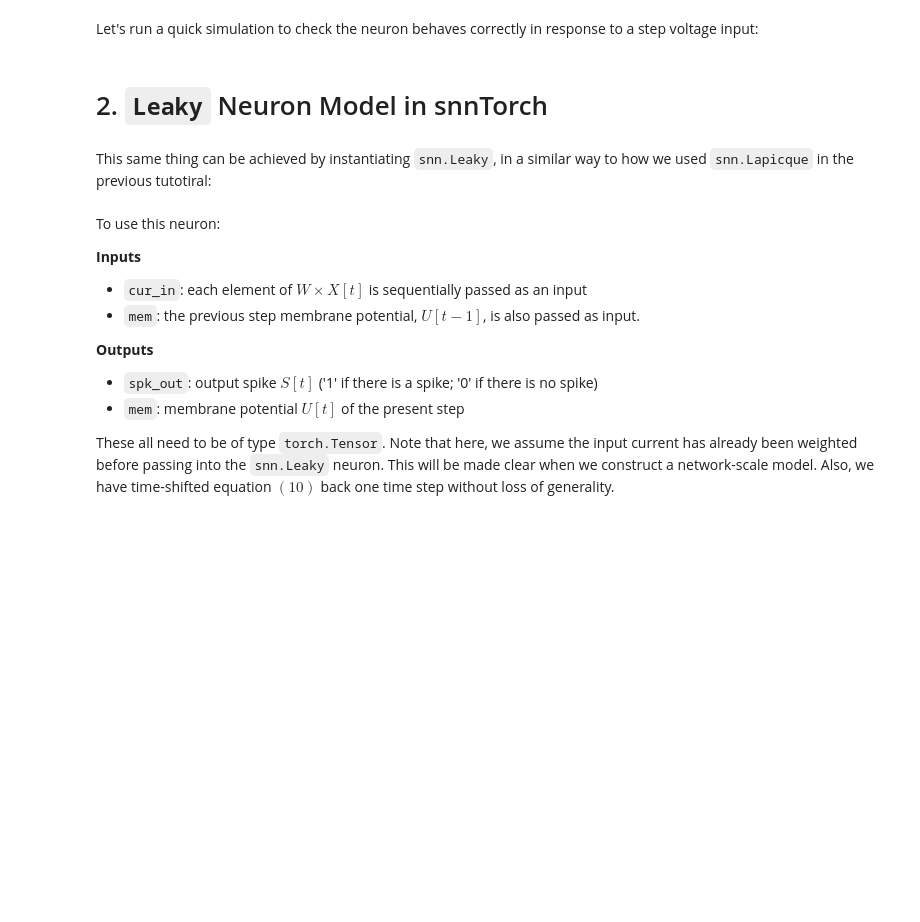
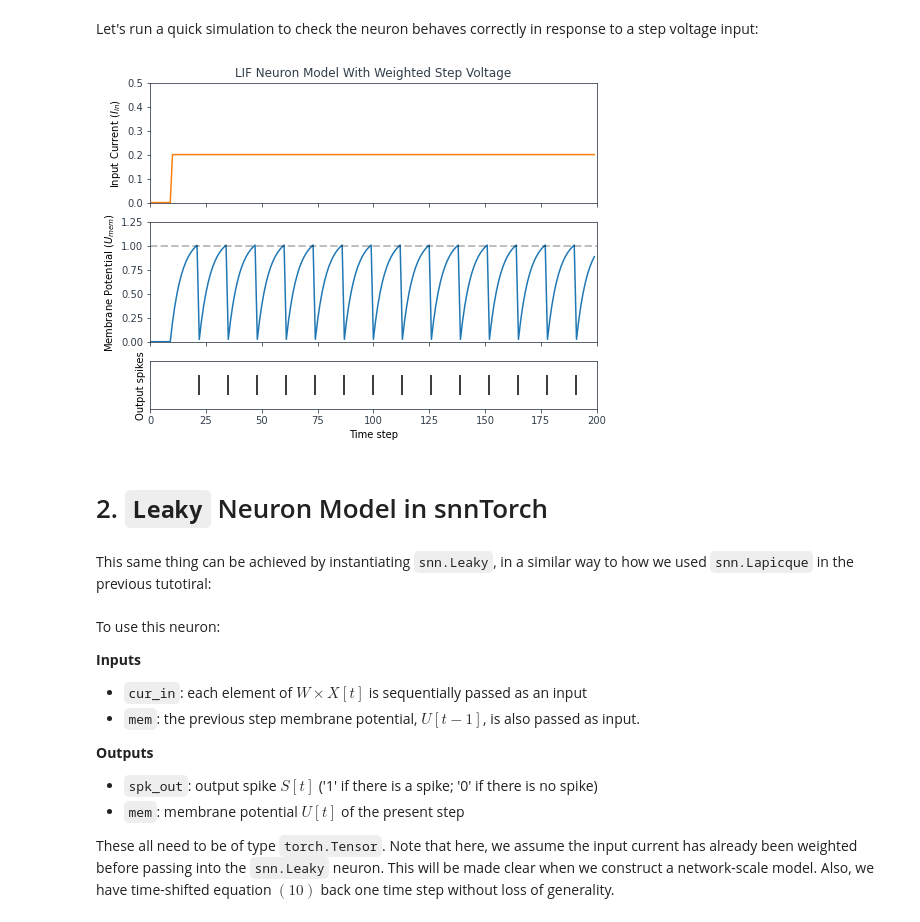
Before and after one commit to jeshraghian/snntorch, a Jupyter notebook: examples/tutorial_3_feedforward_snn.ipynb, the cells around one changed output. Cells and saved outputs as stored; diff of their text form; code cells hidden in the pictures; blank space fills up the shorter version.

```diff
--- a/examples/tutorial_3_feedforward_snn.ipynb
+++ b/examples/tutorial_3_feedforward_snn.ipynb
@@ -171,29 +173,31 @@ Let's run a quick simulation to check the neuron behaves correctly in response t
 # %%
 num_steps = 200
 
 # initialize inputs/outputs + small step current input
 x = torch.cat((torch.zeros(10), torch.ones(190)*0.5), 0)
 mem = torch.zeros(1)
 spk_out = torch.zeros(1)
 mem_rec = []
 spk_rec = []
 
 # neuron parameters
 w = 0.4
 beta = 0.819
 
 # neuron simulation
 for step in range(num_steps):
   spk, mem = leaky_integrate_and_fire(mem, x[step], w=w, beta=beta)
   mem_rec.append(mem)
   spk_rec.append(spk)
 
 # convert lists to tensors
 mem_rec = torch.stack(mem_rec)
 spk_rec = torch.stack(spk_rec)
 
-plot_cur_mem_spk(x*w, mem_rec, spk_rec, thr_line=1,
+plot_cur_mem_spk(x*w, mem_rec, spk_rec, thr_line=1,ylim_max1=0.5,
                  title="LIF Neuron Model With Weighted Step Voltage")
+# %% [output]
+[figure, added]
 # %% [markdown]
 # 2. `Leaky` Neuron Model in snnTorch
 # %% [markdown]
```
Also changed, not shown: parts of 9 cells of this notebook.
